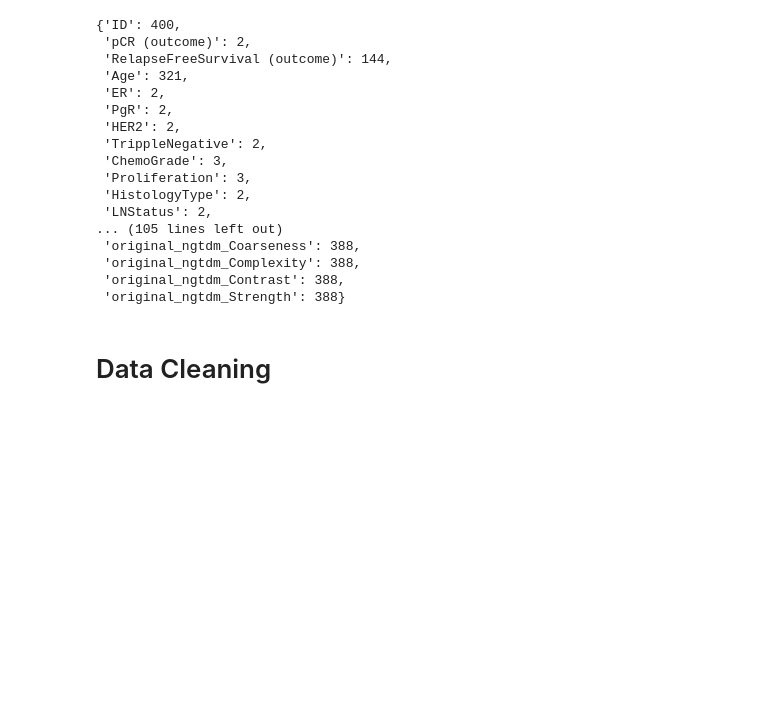
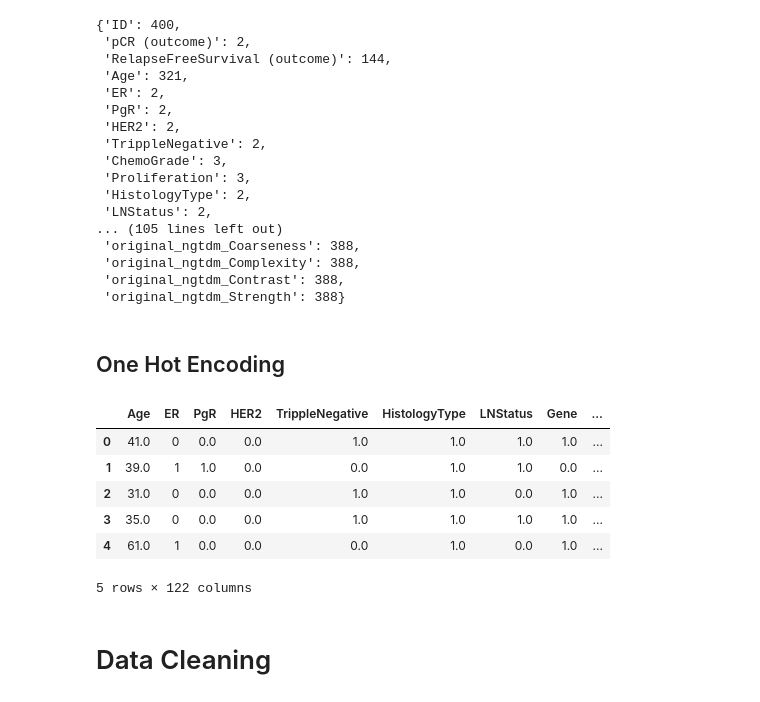
Before and after one commit to KRooL4E/ML_CW2, a Jupyter notebook: experimental.ipynb, the cells around one changed output. Cells and saved outputs as stored; diff of their text form; code cells hidden in the pictures; blank space fills up the shorter version.

```diff
--- a/experimental.ipynb
+++ b/experimental.ipynb
@@ -407,6 +408,41 @@ dict(df_cleaned.nunique())
  'original_ngtdm_Complexity': 388,
  'original_ngtdm_Contrast': 388,
  'original_ngtdm_Strength': 388}
+# %% [markdown]
+## One Hot Encoding
+# %%
+df = pd.read_excel('TrainDataset2024.xls')
+
+df_cleaned = df.replace(999, np.nan)
+
+# Count missing values
+missing_values = df_cleaned.isna().sum()
+
+# columns with missing values
+df_cleaned.columns[(df_cleaned.isna().sum()>0)]
+
+train_data_rfs = df_cleaned.drop(['ID', 'pCR (outcome)'], axis=1)
+X_rfs = train_data_rfs.drop(columns=['RelapseFreeSurvival (outcome)'], axis=1)
+y_rfs = train_data_rfs['RelapseFreeSurvival (outcome)']
+
+# Identify continuous and categorical variables
+continuous_vars = X_rfs.columns[X_rfs.nunique() > 5]
+categorical_vars = X_rfs.columns[(X_rfs.nunique() > 2) & (X_rfs.nunique() <= 5)]
+binary_vars = X_rfs.columns[X_rfs.nunique() == 2]
+# %%
+# One-hot encode the categorical variables
+X_rfs_encoded = pd.get_dummies(X_rfs, columns=categorical_vars, drop_first=True)
+
+# Display the first few rows to verify the changes
+X_rfs_encoded.head()
+# %% [output]
+|  | Age | ER | PgR | HER2 | TrippleNegative | HistologyType | LNStatus | Gene | ... |
+| 0 | 41.0 | 0 | 0.0 | 0.0 | 1.0 | 1.0 | 1.0 | 1.0 | ... |
+| 1 | 39.0 | 1 | 1.0 | 0.0 | 0.0 | 1.0 | 1.0 | 0.0 | ... |
+| 2 | 31.0 | 0 | 0.0 | 0.0 | 1.0 | 1.0 | 0.0 | 1.0 | ... |
+| 3 | 35.0 | 0 | 0.0 | 0.0 | 1.0 | 1.0 | 1.0 | 1.0 | ... |
+| 4 | 61.0 | 1 | 0.0 | 0.0 | 0.0 | 1.0 | 0.0 | 1.0 | ... |
+5 rows × 122 columns
 # %% [markdown]
 # Data Cleaning
 # %%
```
Also changed, not shown: parts of 7 cells of this notebook.
